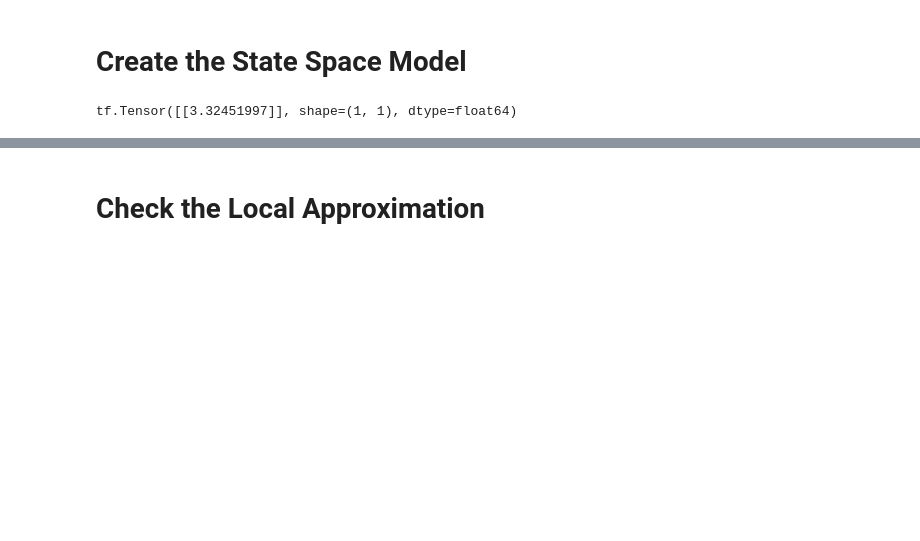
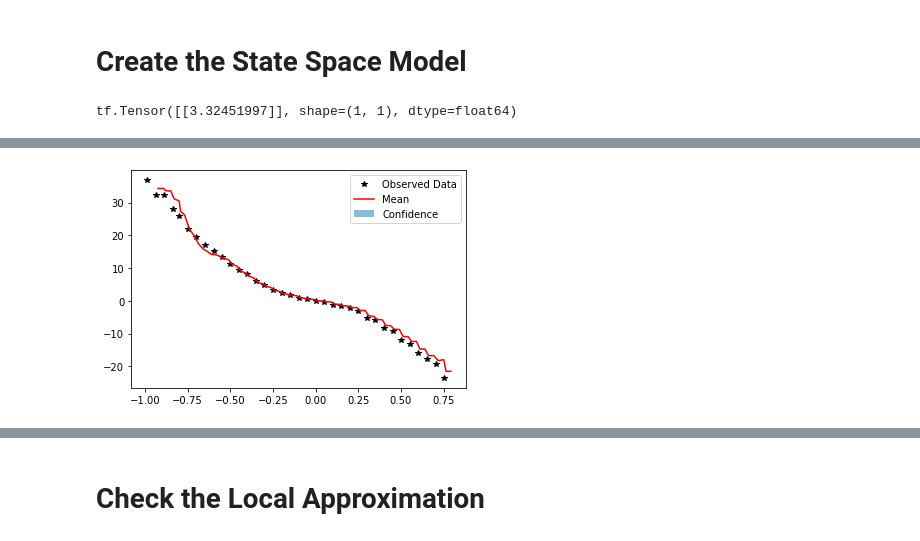
Before and after one commit to arplaboratory/python_gp_kalman_hyperparam, a Jupyter notebook: SSGP_implementation.ipynb, the cells around one changed output, grey strips where cells are left out. Drawn from its saved outputs; the diff is of its cells as text; code cells hidden in the pictures; blank space fills up the shorter version.

```diff
--- a/SSGP_implementation.ipynb
+++ b/SSGP_implementation.ipynb
@@ -357,0 +377,54 @@ print(model.calc_Qs(-1))
+# %%
+bins = np.arange(-1, 0.8, 0.05, dtype=float)
+ybins = np.zeros(bins.shape[0])
+xbins = np.zeros(bins.shape[0])
+count = 0;
+for i in range(bins.shape[0]):
+    index1 = bins[i];
+    while xtrain[count] < index1:
+        count+=1
+    xbins[i] = xtrain[count]
+    ybins[i] = ytrain[count]
+# %%
+model = KalmanFilter(F,L,H,Q,variance)
+xtrain_kal = xbins
+length = bins.shape[0]
+xt = np.zeros((order,1))
+xt[0,0] =  ytrain[0]
+covar = P_inf;
+y_predict = np.zeros(length)
+x_interpol = np.zeros(length*10)
+low_interpol = np.zeros(length*10)
+y_interpol = np.zeros(length*10)
+high_interpol = np.zeros(length*10)
+y_predict[0] = xt[0]
+t=xtrain_kal[0]
+count =0
+for i in range(1,length):
+    dt = xtrain_kal[i]-xtrain_kal[i-1]
+    if(dt<0):
+        print(dt)
+    t+=dt
+    xt_p,covar_p = model.predict(xt,covar,dt)
+    xt,covar = model.update(ybins[i],xt_p,covar_p)
+    y_predict[i] = xt_p[0]
+    for j in range(1,5):
+        x_interpol[count]=t+dt*j/5
+        xt,covar = model.predict(xt,covar,dt/5)
+        y_interpol[count] = xt[0]
+        low_interpol[count] = xt[0]-covar[0,0]/2
+        high_interpol[count] = xt[0]+covar[0,0]/2
+        count = count +1
+#idx2 = np.argsort(x_interpol)
+#x_interpol = x_interpol[idx2]
+#y_interpol_p = y_interpol_p[idx2]
+#low_interpol_p = low_interpol_p[idx2]
+#high_interpol_p = high_interpol_p[idx2]
+y_predict_p = y_predict*std+meanY
+ytrain_p= ybins*std+meanY
+y_interpol_p = y_interpol*std+meanY
+low_interpol_p = low_interpol*std+meanY
+high_interpol_p = high_interpol*std+meanY
+plotSSM(x_interpol[:count], y_interpol_p[:count], low_interpol_p[:count], high_interpol_p[:count],  xbins, ytrain_p)
+# %% [output]
+[figure, added]
```
Also changed, not shown: parts of 10 cells of this notebook.
